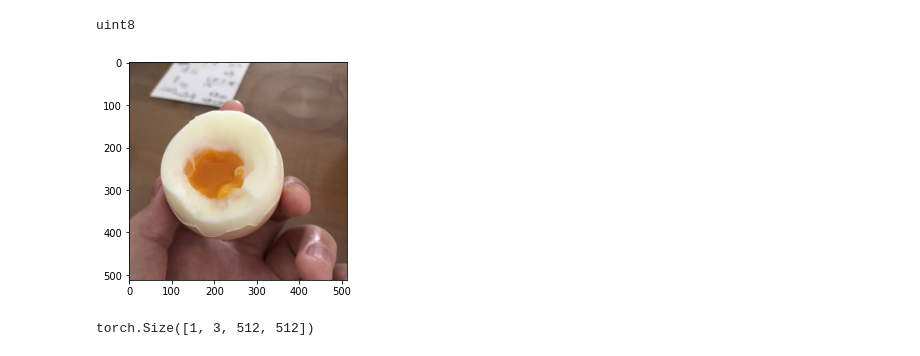
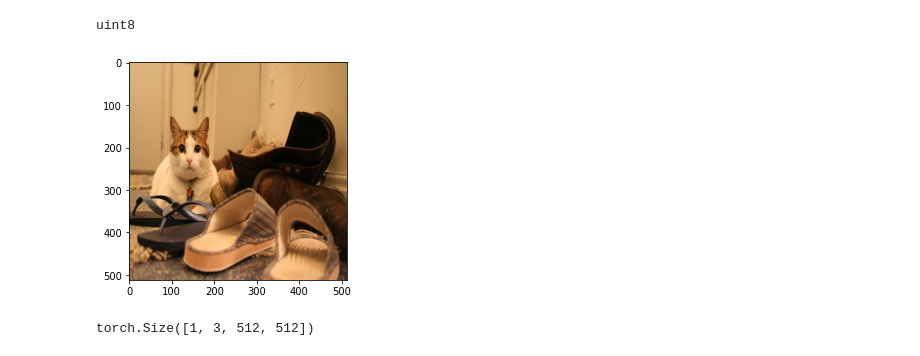
Before and after one commit to XiuZheng2001/img, a Jupyter notebook: visualization.ipynb, the cells around one changed output. Cells and saved outputs as stored; diff of their text form; code cells hidden in the pictures.

```diff
--- a/visualization.ipynb
+++ b/visualization.ipynb
@@ -41,11 +33,11 @@ VGG(
 # %%
-resized_egg=cv.resize(cv.imread('./egg.jpg'),(512,512),interpolation=cv.INTER_AREA)
-img = cv.cvtColor(resized_egg, cv.COLOR_BGR2RGB)
+cat=cv.resize(cv.imread('./dog1.jpg'),(512,512),interpolation=cv.INTER_AREA)
+img = cv.cvtColor(cat, cv.COLOR_BGR2RGB)
 plt.imshow(img)
 print(img.dtype)
 # %% [output]
 uint8
-[figure, old version]
+[figure, new version]
 # %%
 transform=transforms.Compose([
                                transforms.ToPILImage(),
```
Also changed, not shown: parts of 3 cells of this notebook.
